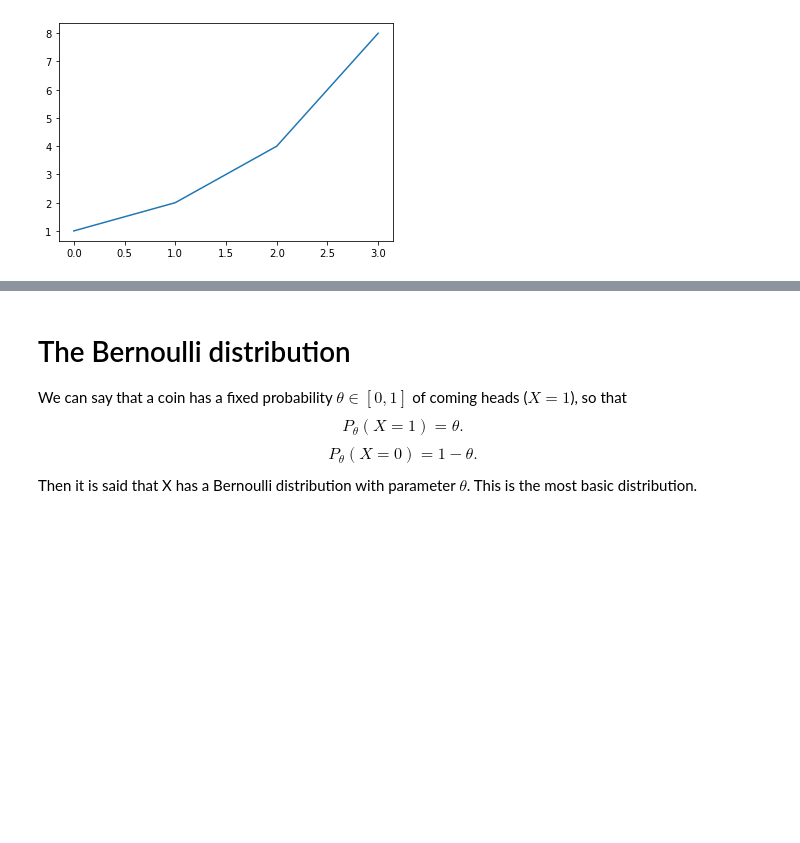
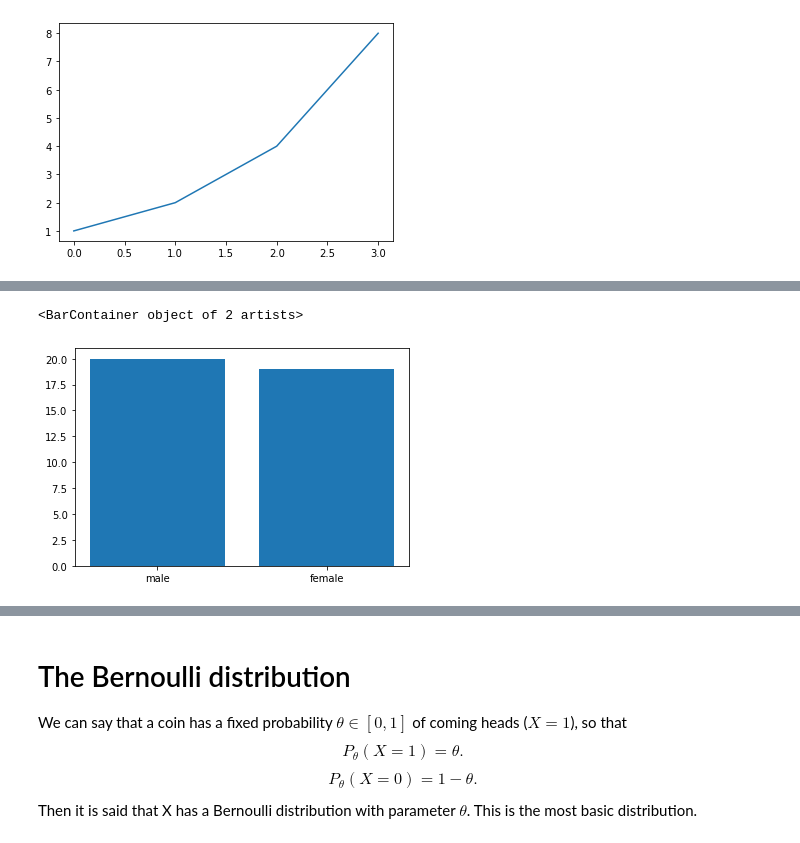
Before and after one commit to olethrosdc/digital-skills, a Jupyter notebook: src/histograms/histogram.ipynb, the cells around one changed output, grey strips where cells are left out. Cells and saved outputs as stored; diff of their text form; code cells hidden in the pictures; blank space fills up the shorter version.

```diff
--- a/src/histograms/histogram.ipynb
+++ b/src/histograms/histogram.ipynb
@@ -17,3 +14,10 @@ plt.bar()
+# %%
+n_males = 20
+n_females = 19
+plt.bar(["male", "female"], [n_males, n_females]) # we can use arbitrary labels for the x axis
+# %% [output]
+<BarContainer object of 2 artists>
+[figure, added]
 # %%
 # Generate data by flipping a coin repeatedly
 # and noting down the number of times it comes up
```
Also changed, not shown: parts of 8 cells of this notebook, 1 other file.
